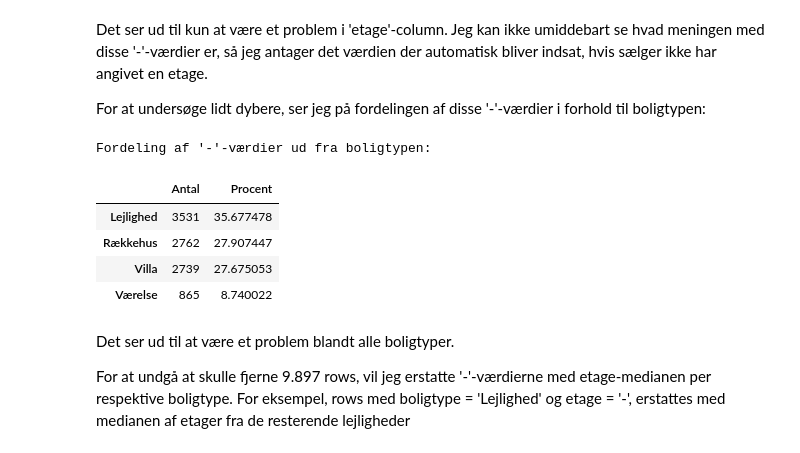
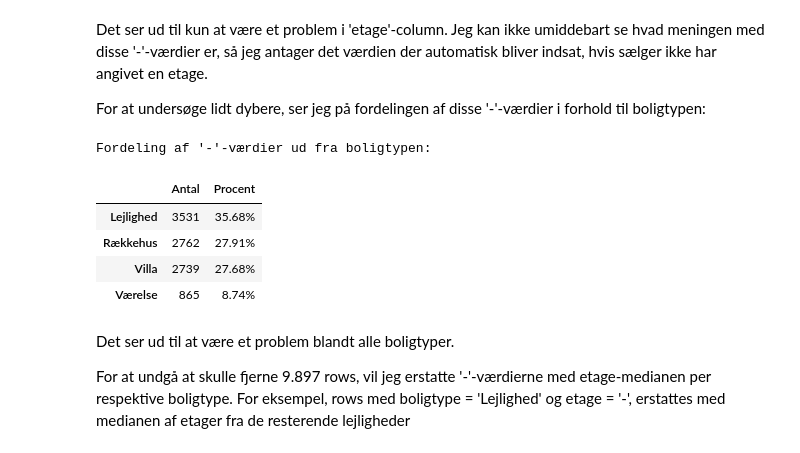
Before and after one commit to MadsJC/Bolig-site-analyse, a Jupyter notebook: PYTHON - Data Clean.ipynb, the cells around one changed output. Drawn from its saved outputs; the diff is of its cells as text; code cells hidden in the pictures.

```diff
--- a/PYTHON - Data Clean.ipynb
+++ b/PYTHON - Data Clean.ipynb
@@ -180,16 +182,18 @@ Det ser ud til kun at være et problem i 'etage'-column. Jeg kan ikke umiddebart
 For at undersøge lidt dybere, ser jeg på fordelingen af disse '-'-værdier i forhold til boligtypen:
 # %%
 print("Fordeling af '-'-værdier ud fra boligtypen:")
-pd.concat([raw_df[raw_df['etage'] == '-']['boligtype'].value_counts(),
+df_errorvalue_count = pd.concat([raw_df[raw_df['etage'] == '-']['boligtype'].value_counts(),
            raw_df[raw_df['etage'] == '-']['boligtype'].value_counts(normalize=True) * 100],
           axis=1, keys=('Antal','Procent'))
+df_errorvalue_count['Procent'] = df_errorvalue_count['Procent'].round(2).astype(str) + '%'
+df_errorvalue_count
 # %% [output]
 Fordeling af '-'-værdier ud fra boligtypen:
 |  | Antal | Procent |
-| Lejlighed | 3531 | 35.677478 |
-| Rækkehus | 2762 | 27.907447 |
-| Villa | 2739 | 27.675053 |
-| Værelse | 865 | 8.740022 |
+| Lejlighed | 3531 | 35.68% |
+| Rækkehus | 2762 | 27.91% |
+| Villa | 2739 | 27.68% |
+| Værelse | 865 | 8.74% |
 # %% [markdown]
 Det ser ud til at være et problem blandt alle boligtyper.
 
```
Also changed, not shown: parts of 8 cells of this notebook, 1 other file.
